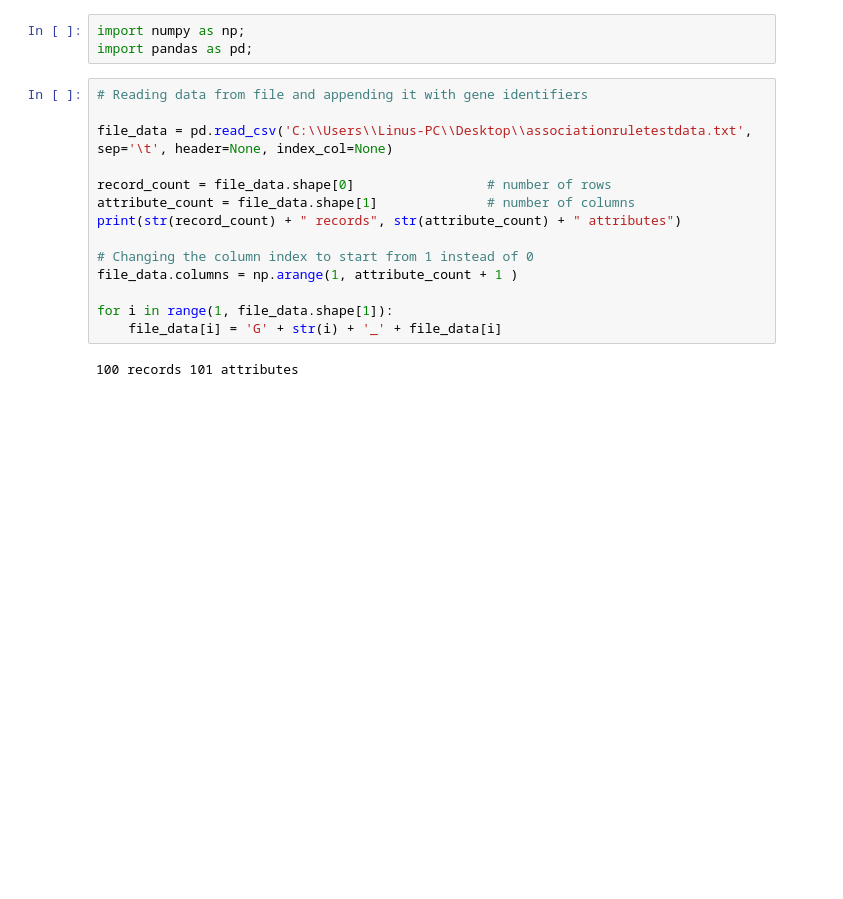
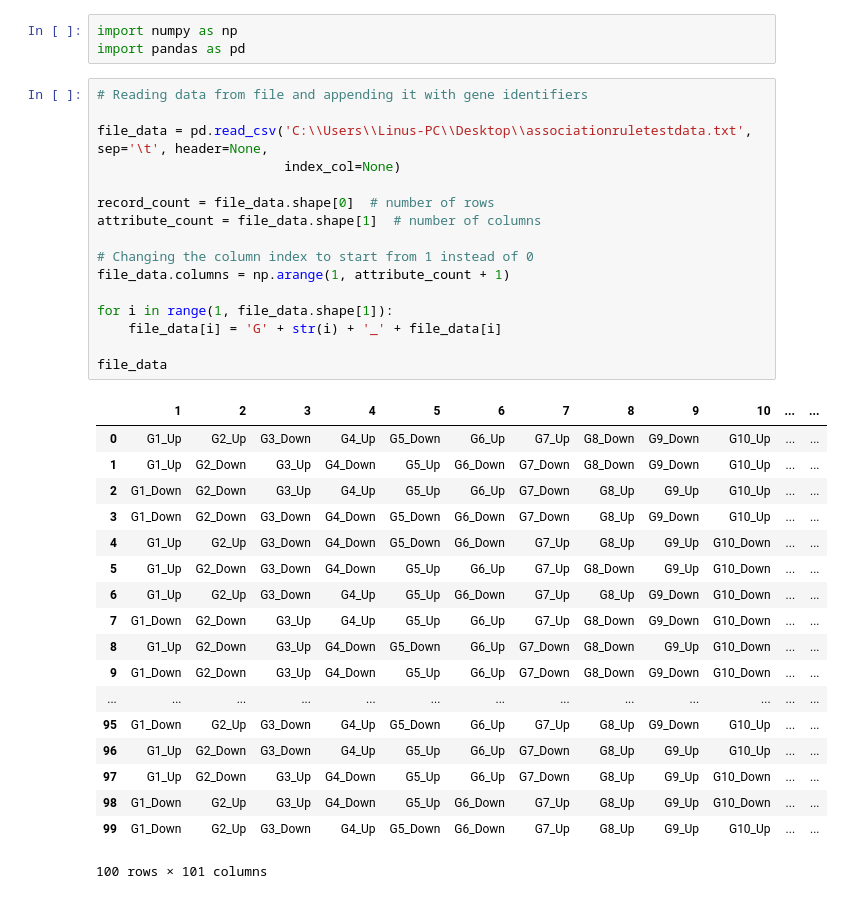
Before and after one commit to dr1990/CSE-601-Data-Mining-Bioinformatics, a Jupyter notebook: Project1/Part2/Project1 Part2.ipynb, the cells around one changed output. Drawn from its saved outputs; the diff is of its cells as text; blank space fills up the shorter version.

```diff
--- a/Project1/Part2/Project1 Part2.ipynb
+++ b/Project1/Part2/Project1 Part2.ipynb
@@ -1,22 +1,41 @@
 # %%
-import numpy as np;
-import pandas as pd;
+import numpy as np
+import pandas as pd
 # %%
 # Reading data from file and appending it with gene identifiers
 
-file_data = pd.read_csv('C:\\Users\\Linus-PC\\Desktop\\associationruletestdata.txt', sep='\t', header=None, index_col=None)
+file_data = pd.read_csv('C:\\Users\\Linus-PC\\Desktop\\associationruletestdata.txt', sep='\t', header=None,
+                        index_col=None)
 
-record_count = file_data.shape[0]                 # number of rows
-attribute_count = file_data.shape[1]              # number of columns
-print(str(record_count) + " records", str(attribute_count) + " attributes")
+record_count = file_data.shape[0]  # number of rows
+attribute_count = file_data.shape[1]  # number of columns
 
 # Changing the column index to start from 1 instead of 0
-file_data.columns = np.arange(1, attribute_count + 1 )
+file_data.columns = np.arange(1, attribute_count + 1)
 
 for i in range(1, file_data.shape[1]):
     file_data[i] = 'G' + str(i) + '_' + file_data[i]
+
+file_data
 # %% [output]
+|  | 1 | 2 | 3 | 4 | 5 | 6 | 7 | 8 | 9 | 10 | ... | ... |
+| 0 | G1_Up | G2_Up | G3_Down | G4_Up | G5_Down | G6_Up | G7_Up | G8_Down | G9_Down | G10_Up | ... | ... |
+| 1 | G1_Up | G2_Down | G3_Up | G4_Down | G5_Up | G6_Down | G7_Down | G8_Down | G9_Down | G10_Up | ... | ... |
+| 2 | G1_Down | G2_Down | G3_Up | G4_Up | G5_Up | G6_Up | G7_Down | G8_Up | G9_Up | G10_Up | ... | ... |
+| 3 | G1_Down | G2_Down | G3_Down | G4_Down | G5_Down | G6_Down | G7_Down | G8_Up | G9_Down | G10_Up | ... | ... |
+| 4 | G1_Up | G2_Up | G3_Down | G4_Down | G5_Down | G6_Down | G7_Up | G8_Up | G9_Up | G10_Down | ... | ... |
+| 5 | G1_Up | G2_Down | G3_Down | G4_Down | G5_Up | G6_Up | G7_Up | G8_Down | G9_Up | G10_Down | ... | ... |
+| 6 | G1_Up | G2_Up | G3_Down | G4_Up | G5_Up | G6_Down | G7_Up | G8_Up | G9_Down | G10_Down | ... | ... |
+| 7 | G1_Down | G2_Down | G3_Up | G4_Up | G5_Up | G6_Up | G7_Up | G8_Down | G9_Down | G10_Down | ... | ... |
+| 8 | G1_Up | G2_Down | G3_Up | G4_Down | G5_Down | G6_Up | G7_Down | G8_Down | G9_Up | G10_Down | ... | ... |
+| 9 | G1_Down | G2_Down | G3_Up | G4_Down | G5_Up | G6_Up | G7_Down | G8_Down | G9_Down | G10_Down | ... | ... |
+| ... | ... | ... | ... | ... | ... | ... | ... | ... | ... | ... | ... | ... |
+| 95 | G1_Down | G2_Up | G3_Down | G4_Up | G5_Down | G6_Up | G7_Up | G8_Up | G9_Down | G10_Up | ... | ... |
+| 96 | G1_Up | G2_Down | G3_Down | G4_Up | G5_Up | G6_Up | G7_Down | G8_Up | G9_Up | G10_Up | ... | ... |
+| 97 | G1_Up | G2_Down | G3_Up | G4_Down | G5_Up | G6_Up | G7_Down | G8_Up | G9_Up | G10_Down | ... | ... |
+| 98 | G1_Down | G2_Up | G3_Up | G4_Down | G5_Up | G6_Down | G7_Up | G8_Up | G9_Up | G10_Down | ... | ... |
+| 99 | G1_Down | G2_Up | G3_Down | G4_Up | G5_Down | G6_Down | G7_Up | G8_Up | G9_Up | G10_Up | ... | ... |
-100 records 101 attributes
+100 rows × 101 columns
 # %%
 # Converting the input data into an array of sample sets
 # Converted data to sets for intersection operation while matching itemsets
```
Also changed, not shown: parts of 10 cells of this notebook.
